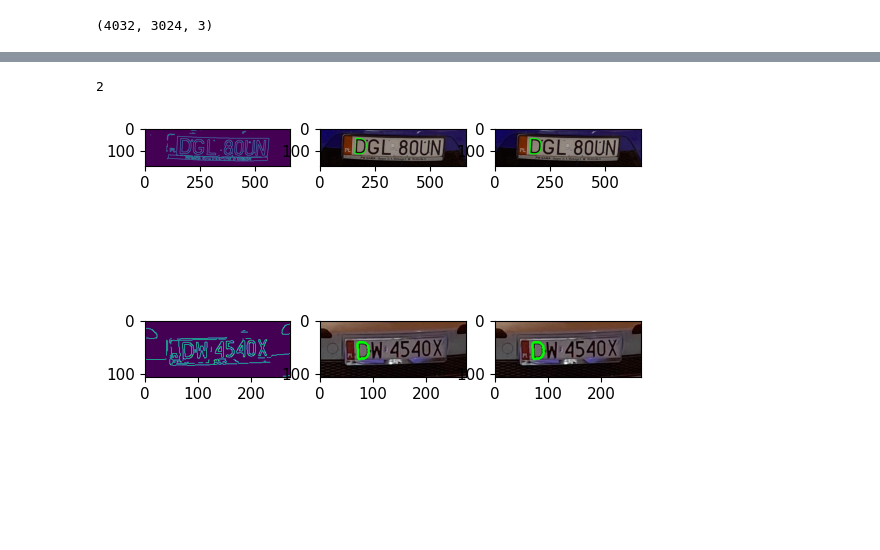
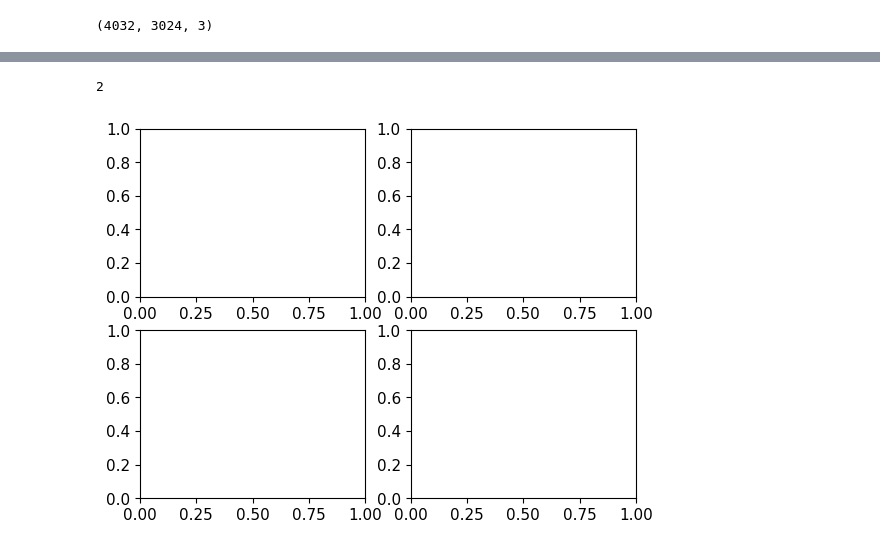
Before and after one commit to jurstu/labaOpenCV, a Jupyter notebook: project/playground_for_tests/notebookALPR/main.ipynb, the cells around one changed output, grey strips where cells are left out. Saved outputs shown, nothing was run; the diff lists cells and outputs as text; code cells hidden in the pictures; blank space fills up the shorter version.

```diff
--- a/project/playground_for_tests/notebookALPR/main.ipynb
+++ b/project/playground_for_tests/notebookALPR/main.ipynb
@@ -108,0 +152,35 @@ for i, box in enumerate(boxes):
+# %%
+
+fig, axs = plt.subplots(len(boxes), 3)
+print(len(skewed_plates))
+
+enchanced = []
+
+for i, plate in enumerate(skewed_plates):
+    plate = plate.copy()
+    plate = cv2.GaussianBlur(plate,(5,5),0)
+    hsv_image = cv2.cvtColor(plate, cv2.COLOR_BGR2HSV)
+    #hsv_image[:,:,2] = hsv_image[:,:,1]
+    #hsv_image[:,:,2] = np.clip(hsv_image[:,:,2], 0, 255)
+    #hsv_image[:,:,1] = hsv_image[:,:,1]/50
+
+
+    low = 40
+    high = 210
+    #low = np.array([0, low, 0])
+    #high = np.array([180, high, 255])
+    #mask = cv2.medianBlur(plate, 3)
+
+
+    mask = cv2.cvtColor(hsv_image, cv2.COLOR_HSV2RGB)
+    mask = cv2.cvtColor(mask, cv2.COLOR_RGB2GRAY)
+    mask = cv2.inRange(mask, low, high)
+    mask = cv2.bitwise_not(mask)
+    plate = cv2.bitwise_not(plate)
+    output = cv2.bitwise_and(plate, plate, mask = mask)
+
+    enchanced.append(output)
+
+    axs[i, 0].imshow(plate)
+    axs[i, 1].imshow(mask, cmap='gray')
+    axs[i, 2].imshow(output)
@@ -109,8 +190,8 @@ for i, box in enumerate(boxes):
 # %%
 
-fig, axs = plt.subplots(len(boxes), 3)
+fig, axs = plt.subplots(len(boxes), 2)
 print(len(skewed_plates))
-for i, plate in enumerate(skewed_plates):
+for i, plate in enumerate(enchanced):
 
     gray = cv2.cvtColor(plate, cv2.COLOR_BGR2GRAY)
 
@@ -125,36 +206,34 @@ for i, plate in enumerate(skewed_plates):
     contours = sorted(contours, key=cv2.contourArea, reverse=True)
 
     result = plate.copy()
 
-
-    #continue
     for j, contour in enumerate(contours):
         cv2.drawContours(result, [contour], -1, (0, 255, 0), 3)
         axs[i, j+1].imshow(result)
         # Approximate the contour to find a quadrilateral
         epsilon = 1 * cv2.arcLength(contour, True)
         approx = cv2.approxPolyDP(contour, epsilon, True)
         if len(approx) == 4:  # Check if it's a quadrilateral
             license_plate_contour = approx
             break
 
 
-        if(not j < 1):
+        if(not j < 0):
             break
 
     #if license_plate_contour is not None:
     #    # Draw the contour for visualization
     #    result = plate.copy()
     #    cv2.drawContours(result, [license_plate_contour], -1, (0, 255, 0), 3)
     #    axs[i].imshow(result)
     #    #cv2.imshow("Detected License Plate", result)
 
     #_, contours, hierarchy = cv2.findContours(canny_output, cv2.RETR_TREE, cv2.CHAIN_APPROX_SIMPLE)
 
     #ret, thresh = cv2.threshold(gray, center+20, 255, 0)
     #thresh = cv2.cvtColor(thresh, cv2.COLOR_GRAY2BGR)
 # %% [output]
 2
-[figure, old version]
+[figure, new version]
 # %%
 import easyocr
```
Also changed, not shown: parts of 9 cells of this notebook.
